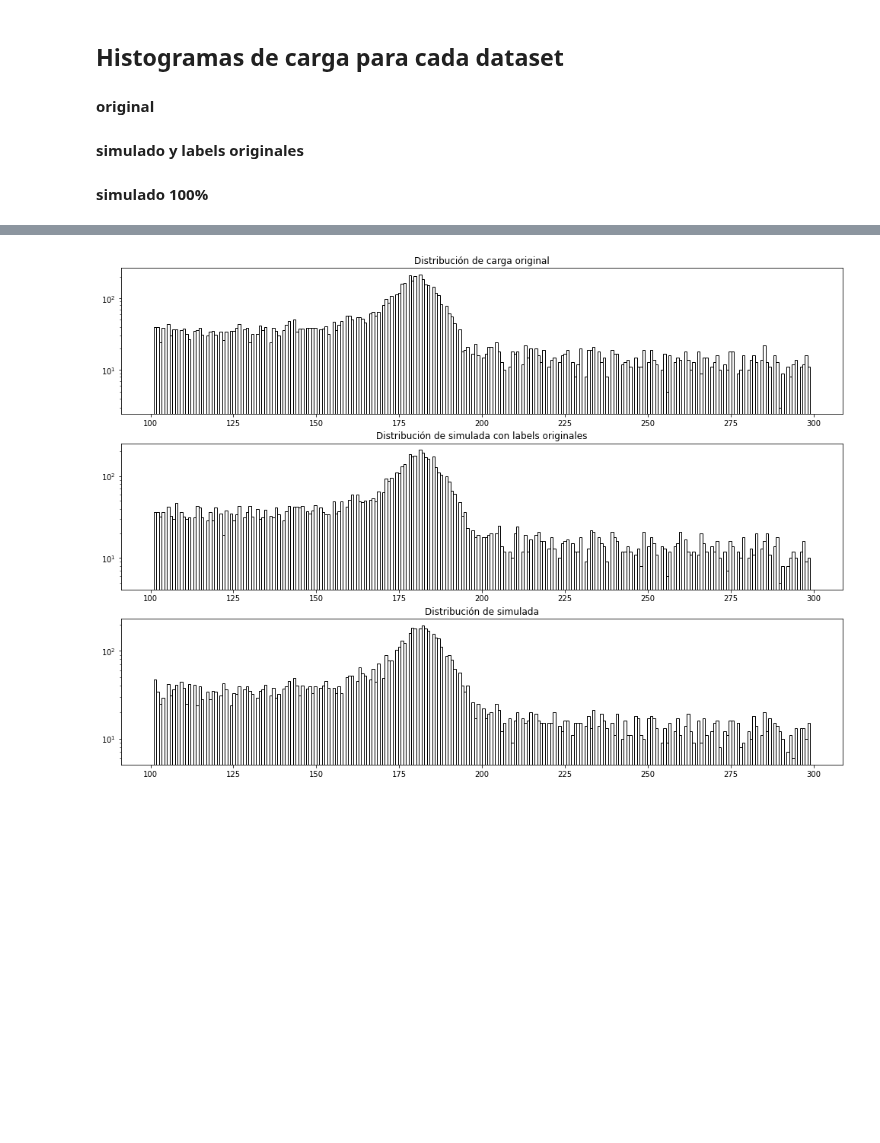
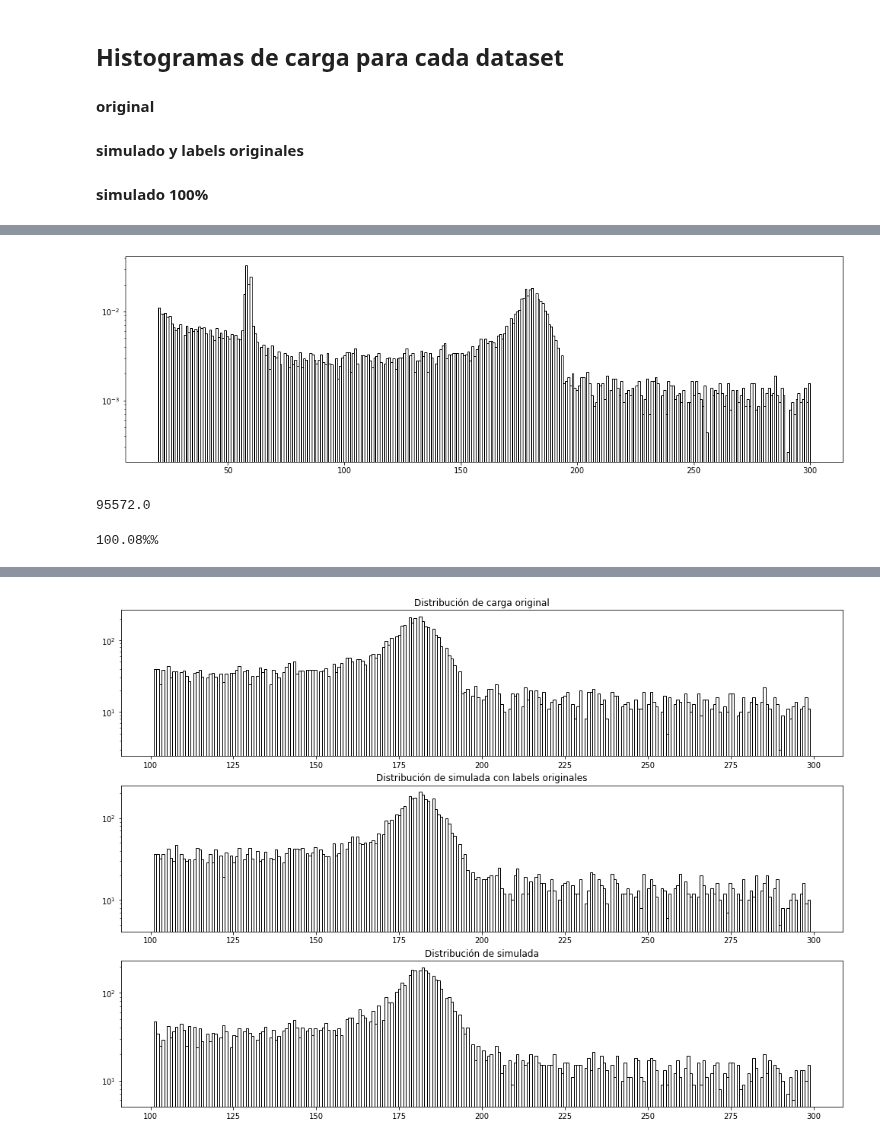
Before and after one commit to Igna11/Tesis-Skipper, a Jupyter notebook: Analisis_Imagenes_clusters.ipynb, the cells around one changed output, grey strips where cells are left out. Drawn from its saved outputs; the diff is of its cells as text; code cells hidden in the pictures; blank space fills up the shorter version.

```diff
--- a/Analisis_Imagenes_clusters.ipynb
+++ b/Analisis_Imagenes_clusters.ipynb
@@ -275,0 +292,21 @@ df_diff_os[(df_diff_os["energia"]>160) & (df_diff_os["energia"]<200)]
+# %%
+datos = df_o[(df_o["energia"]>=20) & (df_o["energia"]<=300)]["energia"]
+# %%
+plt.figure(figsize=(17,5))
+plt.hist(datos, bins=306, fill=False, density=True);
+plt.yscale("log")
+# %% [output]
+[figure, added]
+# %%
+df_o["energia"].max()
+# %% [output]
+95572.0
+# %%
+longitudes = []
+indices = []
+for i in range(50,65000):
+    longitudes.append(len(df_o[df_o["energia"]==i]))
+    indices.append(i)
+    print(f"\r{i*100/64950:.2f}%%", end="")
+# %% [output]
+100.08%%
```
Also changed, not shown: parts of 6 cells of this notebook, 1 other file.
